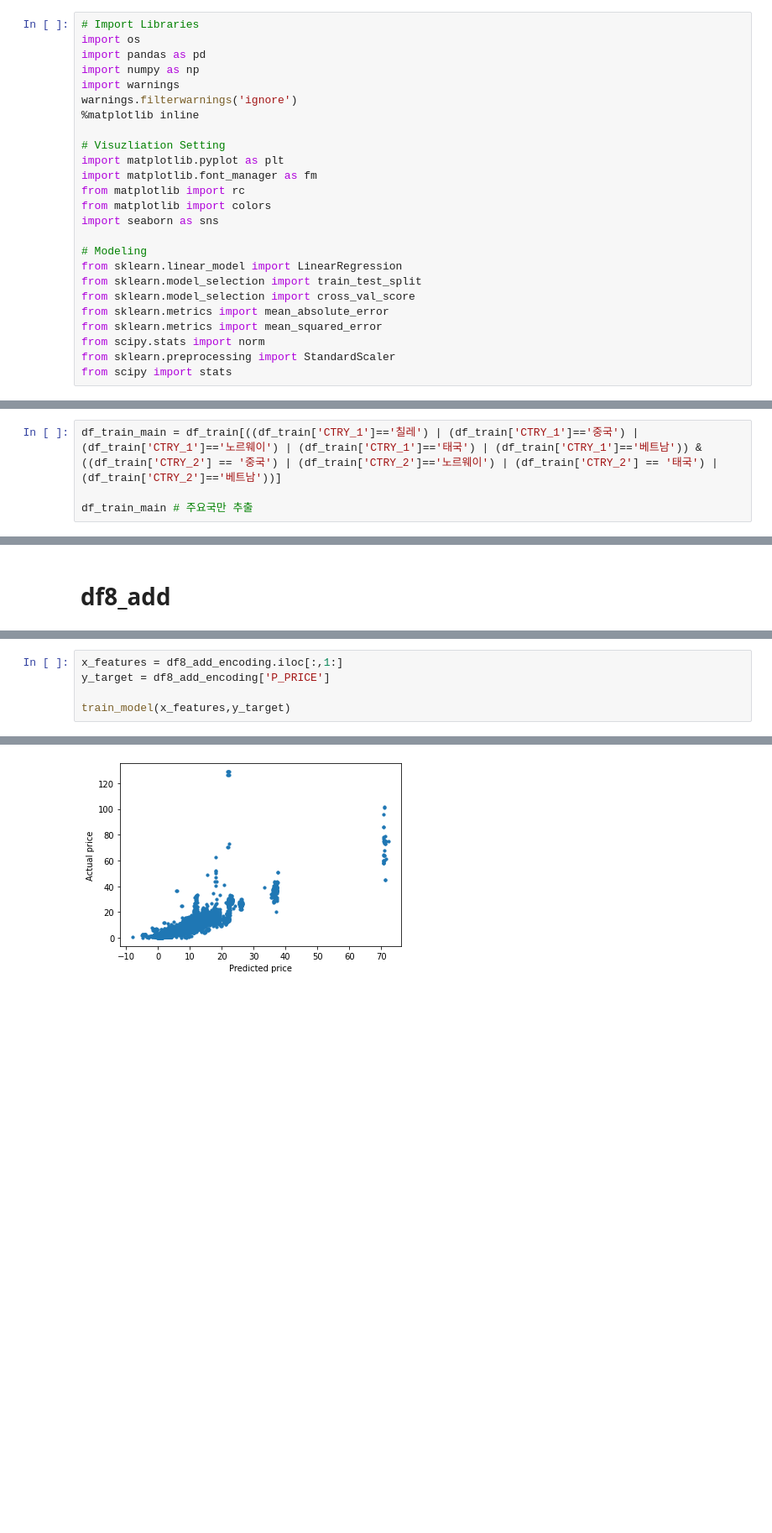
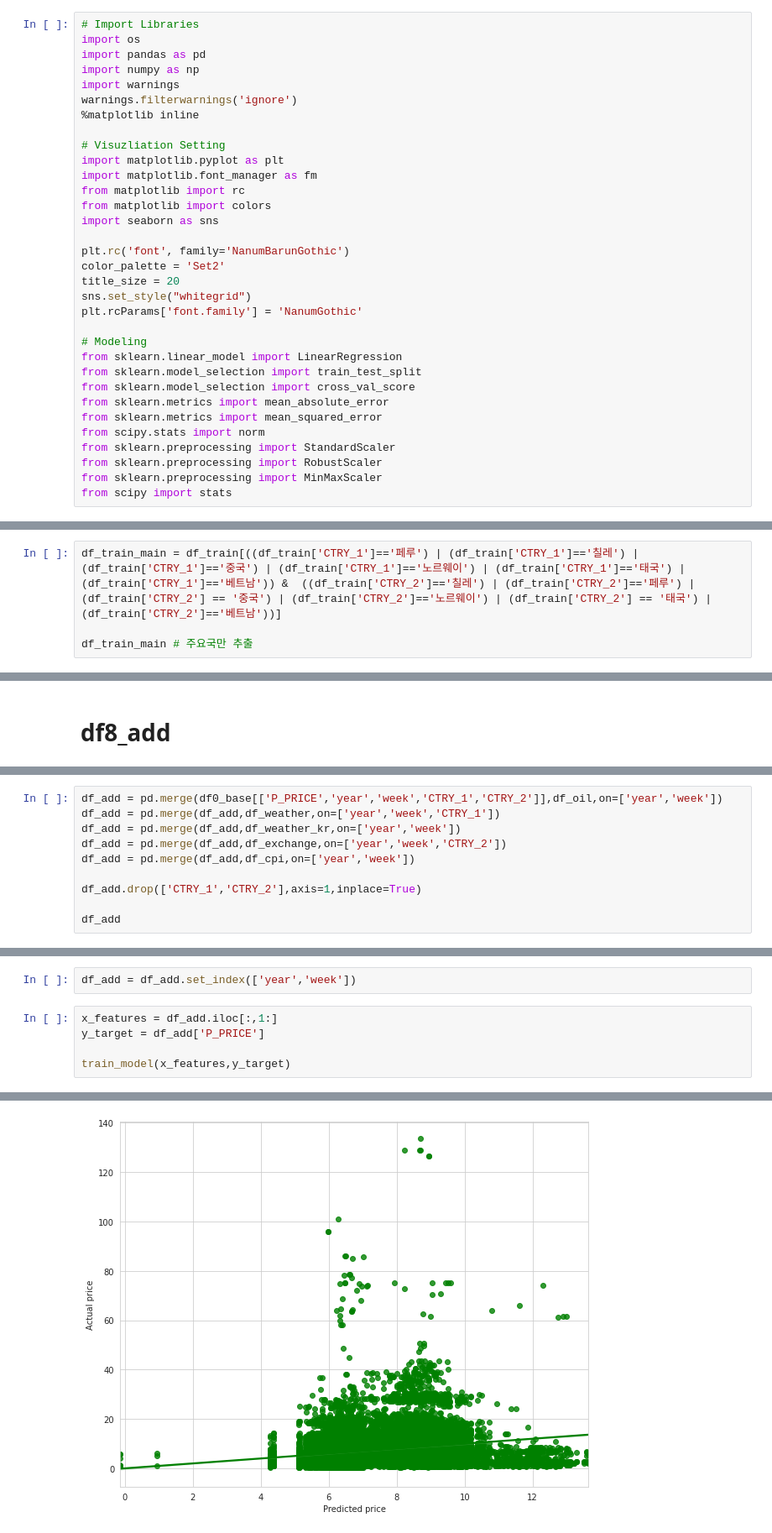
Before and after one commit to Yeony54/Project_Seafood_Import_Price_Prediction, a Jupyter notebook: 3-1. 전처리 가설 검증.ipynb, the cells around one changed output, grey strips where cells are left out. Shown at 84% size. Saved outputs shown, nothing was run; the diff lists cells and outputs as text; blank space fills up the shorter version.

```diff
--- a/3-1. 전처리 가설 검증.ipynb
+++ b/3-1. 전처리 가설 검증.ipynb
@@ -141,6 +145,12 @@ from matplotlib import rc
 from matplotlib import colors
 import seaborn as sns
 
+plt.rc('font', family='NanumBarunGothic')
+color_palette = 'Set2'
+title_size = 20
+sns.set_style("whitegrid")
+plt.rcParams['font.family'] = 'NanumGothic'
+
 # Modeling
 from sklearn.linear_model import LinearRegression
 from sklearn.model_selection import train_test_split
@@ -149,6 +159,8 @@ from sklearn.metrics import mean_absolute_error
 from sklearn.metrics import mean_squared_error
 from scipy.stats import norm
 from sklearn.preprocessing import StandardScaler
+from sklearn.preprocessing import RobustScaler
+from sklearn.preprocessing import MinMaxScaler
 from scipy import stats
 # %%
 from datetime import date, timedelta
@@ -269,7 +281,7 @@ df_train.head()
 | 3 | 2015-12-28 | 수산물 | 칠레 | 칠레 | 판매용 | 패류 멍게류 | 해삼 | 해삼 | 건조,자숙 | ... |
 | 4 | 2015-12-28 | 수산물 | 중국 | 중국 | 판매용 | 어류 | 서대 박대 페루다 | 서대 | 냉동 | ... |
 # %%
-df_train_main = df_train[((df_train['CTRY_1']=='칠레') | (df_train['CTRY_1']=='중국') | (df_train['CTRY_1']=='노르웨이') | (df_train['CTRY_1']=='태국') | (df_train['CTRY_1']=='베트남')) &  ((df_train['CTRY_2'] == '중국') | (df_train['CTRY_2']=='노르웨이') | (df_train['CTRY_2'] == '태국') | (df_train['CTRY_2']=='베트남'))]
+df_train_main = df_train[((df_train['CTRY_1']=='페루') | (df_train['CTRY_1']=='칠레') | (df_train['CTRY_1']=='중국') | (df_train['CTRY_1']=='노르웨이') | (df_train['CTRY_1']=='태국') | (df_train['CTRY_1']=='베트남')) &  ((df_train['CTRY_2']=='칠레') | (df_train['CTRY_2']=='페루') | (df_train['CTRY_2'] == '중국') | (df_train['CTRY_2']=='노르웨이') | (df_train['CTRY_2'] == '태국') | (df_train['CTRY_2']=='베트남'))]
 
 df_train_main # 주요국만 추출
 # %% [output]
@@ -814,0 +1135,10 @@ df8_add_encoding
+# %%
+df_add = pd.merge(df0_base[['P_PRICE','year','week','CTRY_1','CTRY_2']],df_oil,on=['year','week'])
+df_add = pd.merge(df_add,df_weather,on=['year','week','CTRY_1'])
+df_add = pd.merge(df_add,df_weather_kr,on=['year','week'])
+df_add = pd.merge(df_add,df_exchange,on=['year','week','CTRY_2'])
+df_add = pd.merge(df_add,df_cpi,on=['year','week'])
+
+df_add.drop(['CTRY_1','CTRY_2'],axis=1,inplace=True)
+
+df_add
@@ -815,8 +1159,10 @@ df8_add_encoding
+# %%
+df_add = df_add.set_index(['year','week'])
 # %%
-x_features = df8_add_encoding.iloc[:,1:]
-y_target = df8_add_encoding['P_PRICE']
+x_features = df_add.iloc[:,1:]
+y_target = df_add['P_PRICE']
 
 train_model(x_features,y_target)
 # %% [output]
 Model Training Complete!
-[figure, old version]
+[figure, new version]
```
Also changed, not shown: parts of 77 cells of this notebook.
